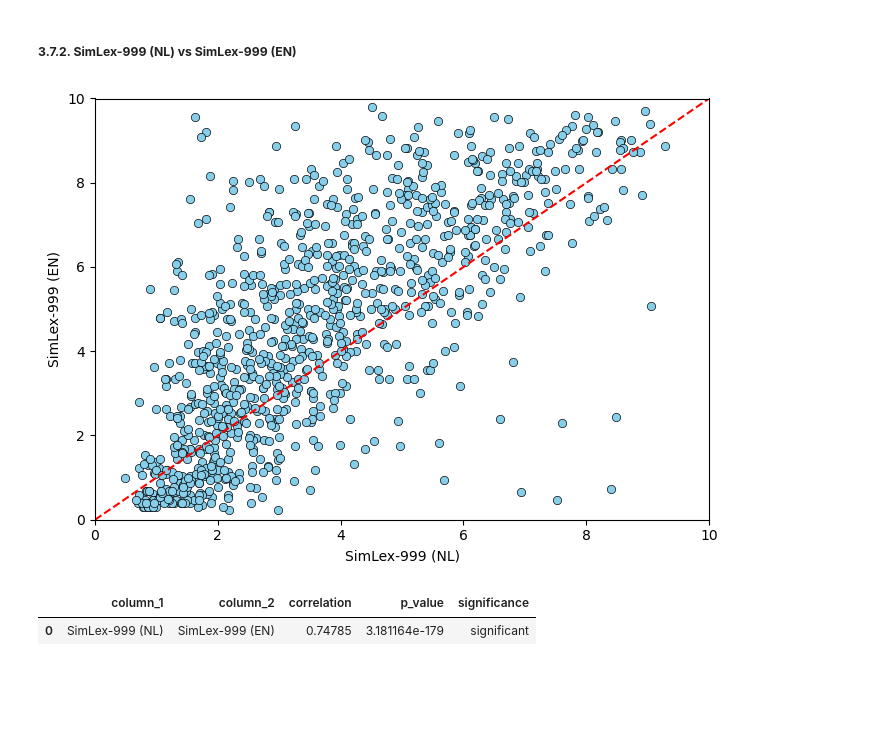
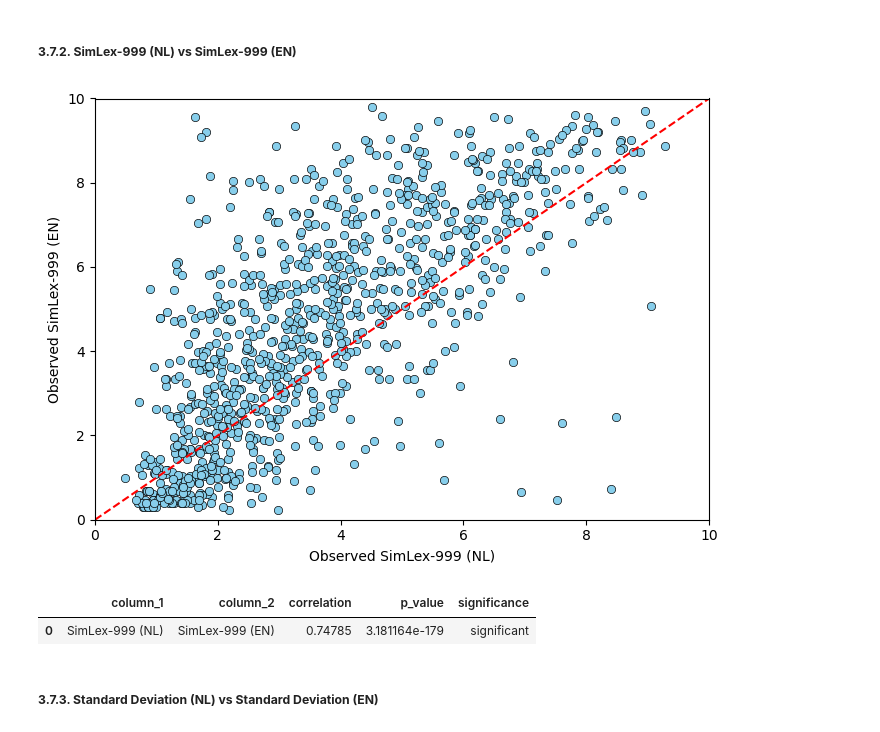
Before and after one commit to XanderSnelder/master-thesis, a Jupyter notebook: eda/main.ipynb, the cells around one changed output. Cells and saved outputs as stored; diff of their text form; code cells hidden in the pictures; blank space fills up the shorter version.

```diff
--- a/eda/main.ipynb
+++ b/eda/main.ipynb
@@ -275,8 +275,8 @@ renamed_nl_simlex = nl_simlex.rename(columns={"nl_sl": "SimLex-999", "nl_sd": "S
 renamed_en_simlex = en_simlex.rename(columns={"en_sl": "SimLex-999", "en_sd": "Standard Deviation"}).copy()
 
 # Create dummy label
-renamed_nl_simlex['Language'] = 'NL'
-renamed_en_simlex['Language'] = 'EN'
+renamed_nl_simlex['Language'] = 'Observed (NL)'
+renamed_en_simlex['Language'] = 'Observed (EN)'
 # %%
 # Combine DataFrames
 combined_data = pd.concat([renamed_nl_simlex, renamed_en_simlex])
@@ -638,17 +651,19 @@ renamed_en_simlex = renamed_en_simlex.drop(renamed_en_simlex[(renamed_en_simlex[
 
 # Reset index
 renamed_en_simlex = renamed_en_simlex.reset_index(drop=True)
+# %%
+# Combine SimLex dataframes
+simlex_combined = pd.DataFrame({
+    'SimLex-999 (NL)': renamed_nl_simlex['SimLex-999'],
+    'SimLex-999 (EN)': renamed_en_simlex['SimLex-999'],
+    'Standard Deviation (NL)': renamed_nl_simlex['Standard Deviation'],
+    'Standard Deviation (EN)': renamed_en_simlex['Standard Deviation'],
+})
 # %%
-# Combine SimLex dataframes
-simlex_combined = pd.DataFrame({
-    'SimLex-999 (NL)': renamed_nl_simlex['SimLex-999'],
-    'SimLex-999 (EN)': renamed_en_simlex['SimLex-999']
-})
-
 # Plotting the scatter plot
-plot_scatter_plot(simlex_combined, 'SimLex-999 (NL)', 'SimLex-999 (EN)', 'SimLex-999 (NL)', 'SimLex-999 (EN)', 0, 10, 0, 10)
+plot_scatter_plot(simlex_combined, 'SimLex-999 (NL)', 'SimLex-999 (EN)', 'Observed SimLex-999 (NL)', 'Observed SimLex-999 (EN)', 0, 10, 0, 10)
 # %% [output]
-[figure, old version]
+[figure, new version]
 # %%
 # List to store correlations
 correlations_list = []
@@ -664,3 +679,5 @@ correlation_df
 # %% [output]
 |  | column_1 | column_2 | correlation | p_value | significance |
 | 0 | SimLex-999 (NL) | SimLex-999 (EN) | 0.74785 | 3.181164e-179 | significant |
+# %% [markdown]
+##### **3.7.3. Standard Deviation (NL) vs Standard Deviation (EN)**
```
Also changed, not shown: parts of 9 cells of this notebook, 3 other files.
